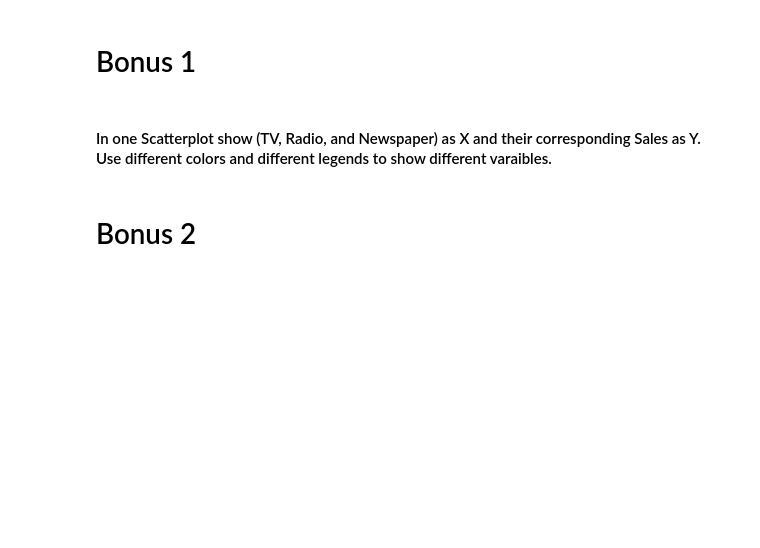
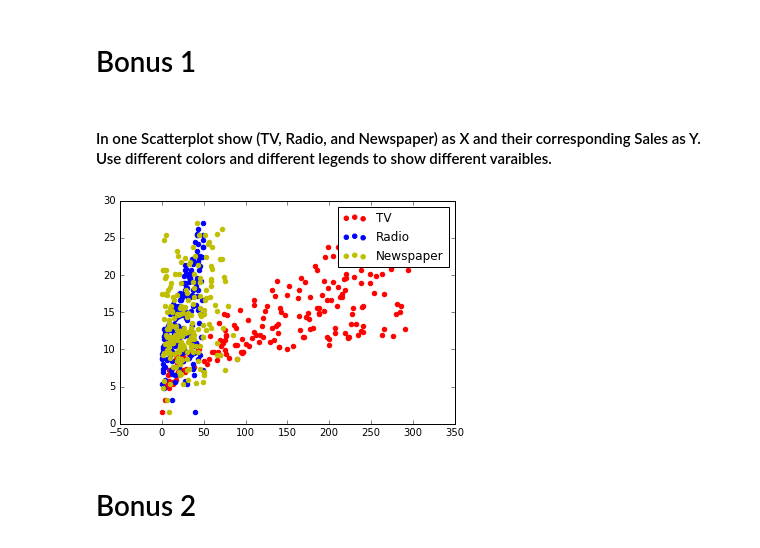
Before and after one commit to Allison-Marseille/DS-SF-24, a Jupyter notebook: Code/Lecture 2- Intro -Practice-Code.ipynb, the cells around one changed output. Drawn from its saved outputs; the diff is of its cells as text; code cells hidden in the pictures; blank space fills up the shorter version.

```diff
--- a/Code/Lecture 2- Intro -Practice-Code.ipynb
+++ b/Code/Lecture 2- Intro -Practice-Code.ipynb
@@ -105,6 +105,17 @@ data.head()
 # Bonus 1
 # %% [markdown]
 #### In one Scatterplot show (TV, Radio, and Newspaper) as X and their corresponding Sales as Y. Use different colors and different legends to show different varaibles.
+# %%
+plt.scatter(data.TV, data.Sales, color = "r", label = 'TV')
+
+plt.scatter(data.Radio, data.Sales, color = "b", label = 'Radio')
+
+plt.scatter(data.Newspaper, data.Sales, color = "y", label = 'Newspaper')
+
+plt.legend()
+plt.show()
+# %% [output]
+[figure, added]
 # %% [markdown]
 # Bonus 2
 # %% [markdown]
```
Also changed, not shown: parts of 3 cells of this notebook, 1 other file.
